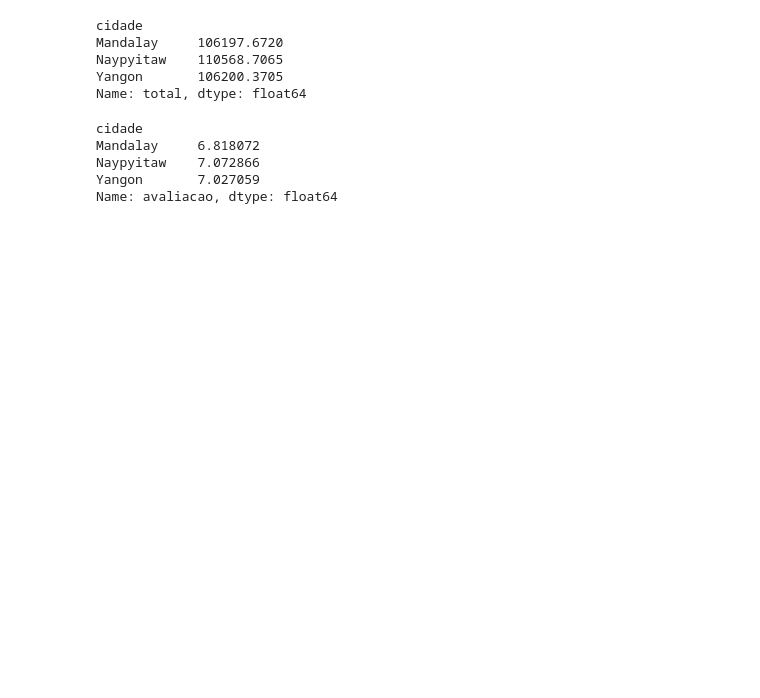
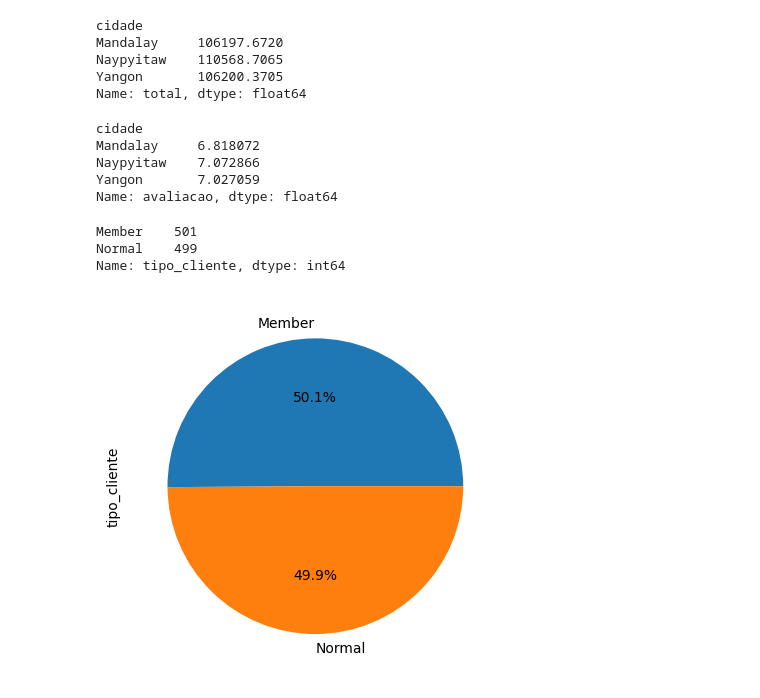
Before and after one commit to gbrfilipe/EDA-Vendas-de-Supermercado, a Jupyter notebook: analise.ipynb, the cells around one changed output. Drawn from its saved outputs; the diff is of its cells as text; code cells hidden in the pictures; blank space fills up the shorter version.

```diff
--- a/analise.ipynb
+++ b/analise.ipynb
@@ -85,3 +93,15 @@ Mandalay     6.818072
 Naypyitaw    7.072866
 Yangon       7.027059
 Name: avaliacao, dtype: float64
+# %%
+#Contagem dos tipos de compradores ('Customer type')
+tipos_consumidores = df["tipo_cliente"].value_counts()
+tipos_consumidores
+# %% [output]
+Member    501
+Normal    499
+Name: tipo_cliente, dtype: int64
+# %%
+tipos_consumidores.plot(kind="pie", autopct='%.1f%%');
+# %% [output]
+[figure, added]
```
Also changed, not shown: parts of 17 cells of this notebook, 1 other file.
